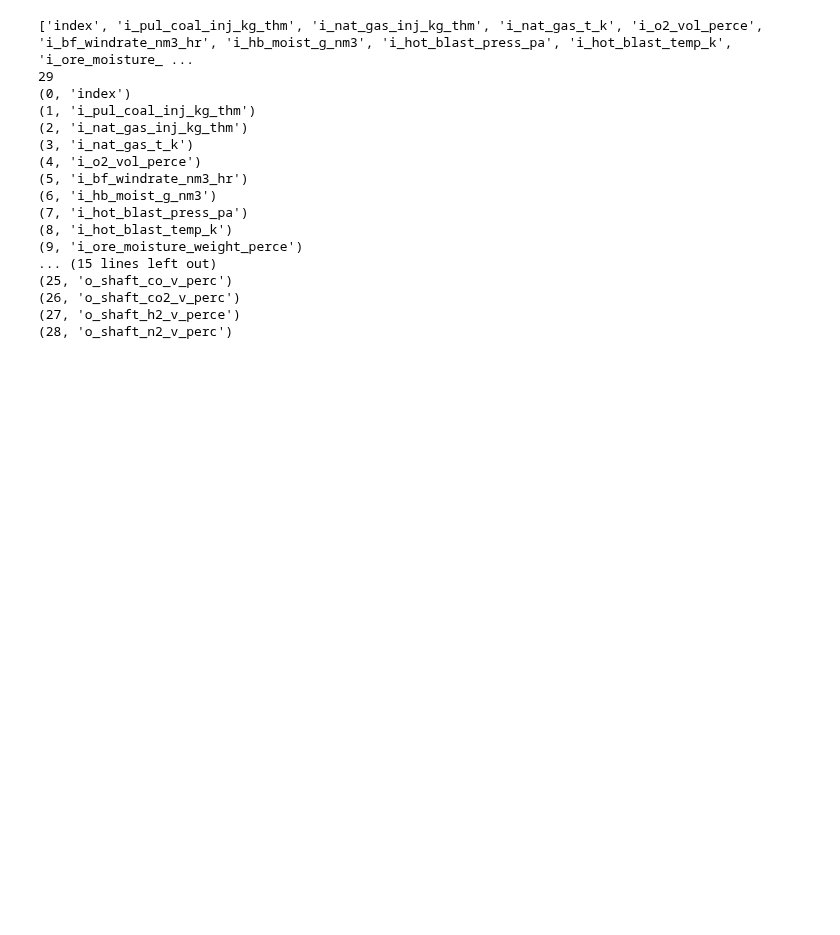
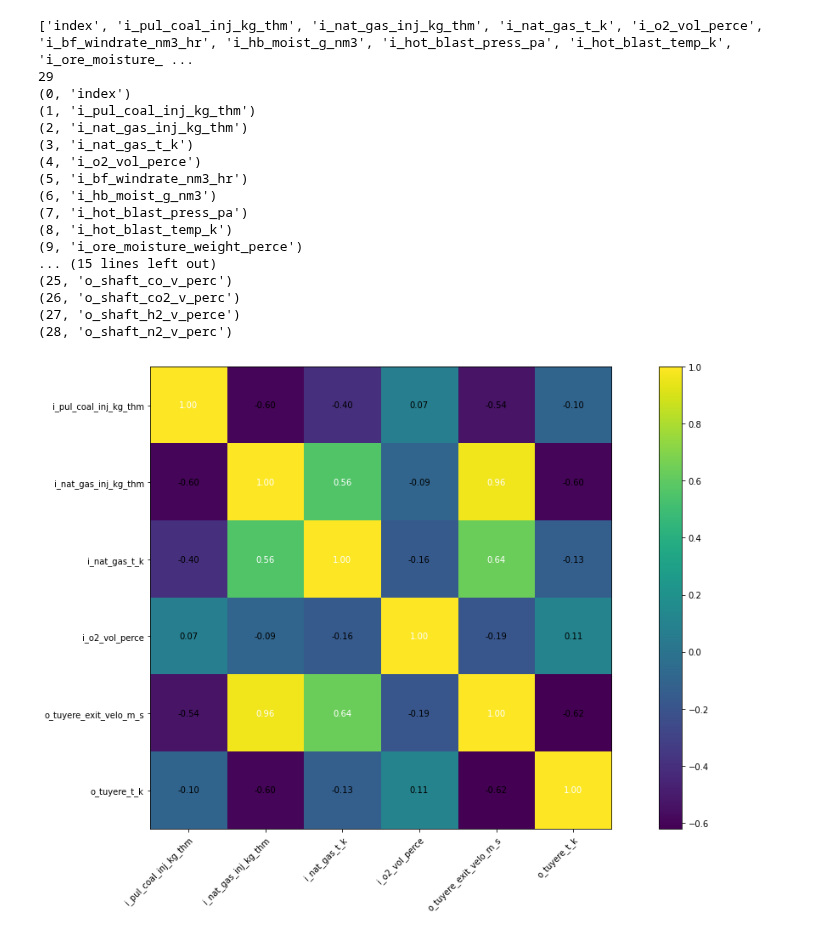
Before and after one commit to rcalix1/ProbabilityDensityFunctionsFromNeuralNets, a Jupyter notebook: experiments/august2022/232samples/232CFDTuyereF1plusF2.ipynb, the cells around one changed output. Saved outputs shown, nothing was run; the diff lists cells and outputs as text; code cells hidden in the pictures; blank space fills up the shorter version.

```diff
--- a/experiments/august2022/232samples/232CFDTuyereF1plusF2.ipynb
+++ b/experiments/august2022/232samples/232CFDTuyereF1plusF2.ipynb
@@ -96,3 +96,14 @@ for i, name in enumerate(headers_list):
 (26, 'o_shaft_co2_v_perc')
 (27, 'o_shaft_h2_v_perce')
 (28, 'o_shaft_n2_v_perc')
+# %%
+my_allInputs_tuyere_names = ['i_pul_coal_inj_kg_thm','i_nat_gas_inj_kg_thm','i_nat_gas_t_k','i_o2_vol_perce',
+                             'o_tuyere_exit_velo_m_s','o_tuyere_t_k']
+
+
+
+cm = np.corrcoef(CFD_raw_data[my_allInputs_tuyere_names].values.T)
+hm = heatmap(cm, row_names=my_allInputs_tuyere_names, column_names=my_allInputs_tuyere_names, figsize=(20, 10))
+plt.show()
+# %% [output]
+[figure, added]
```
Also changed, not shown: parts of 25 cells of this notebook.
